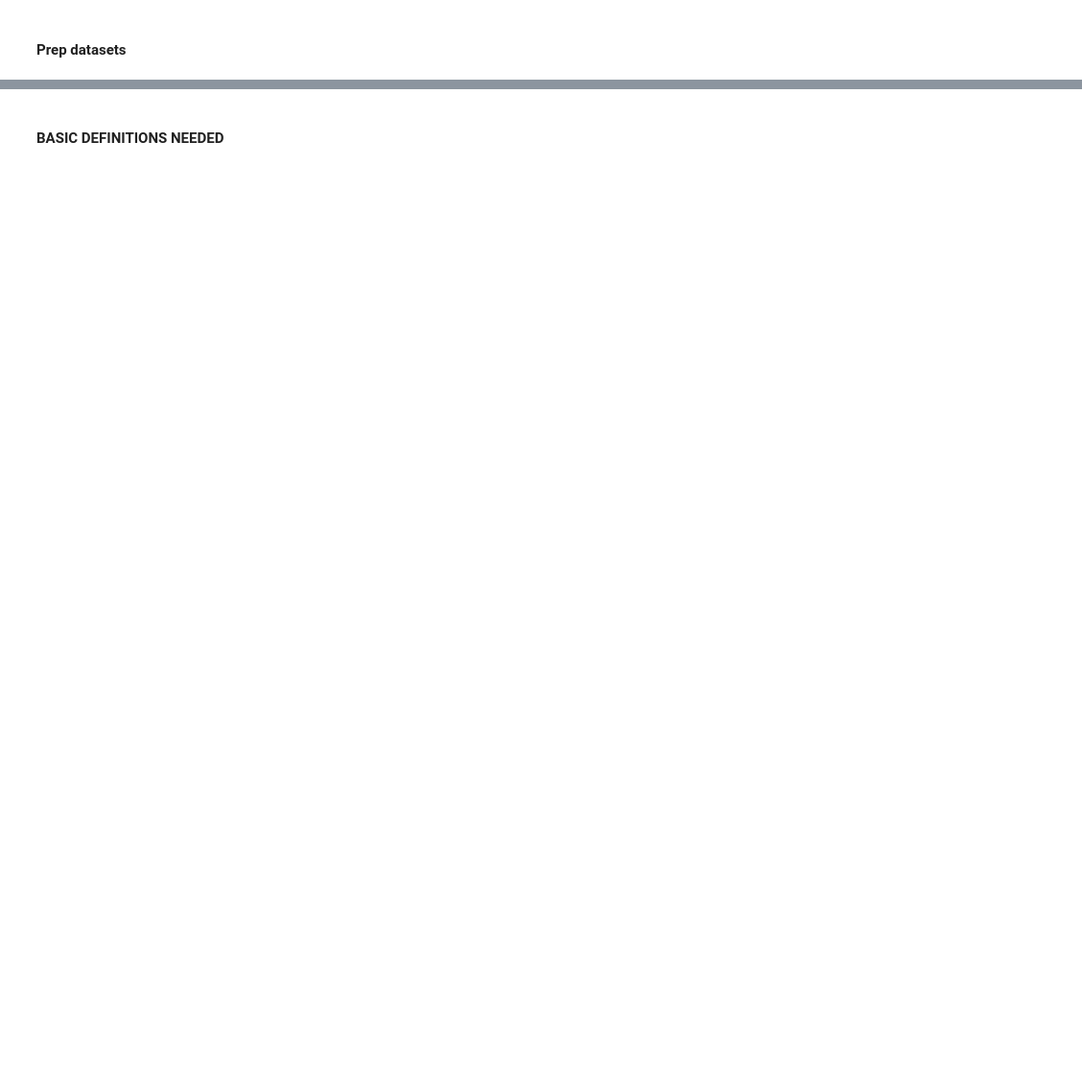
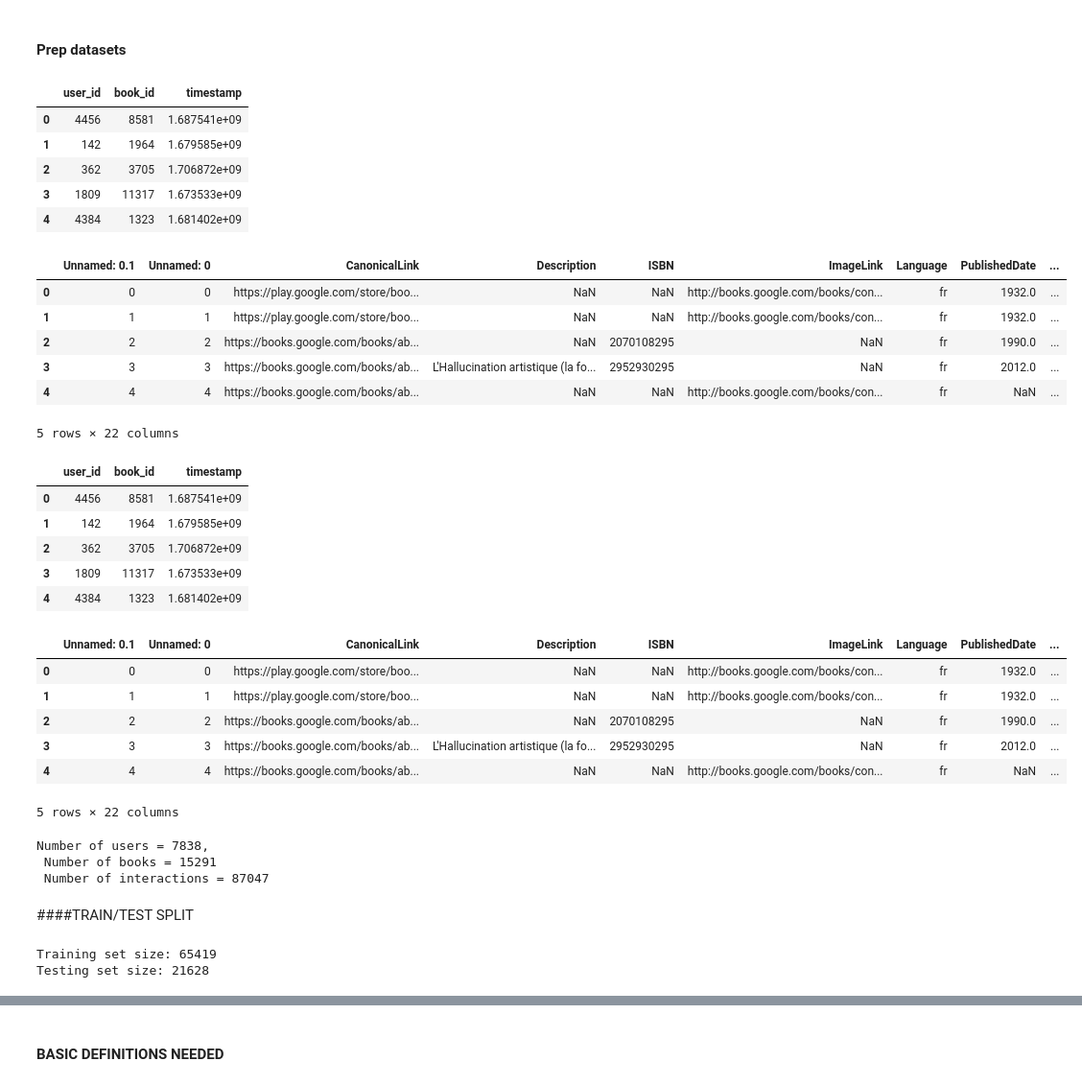
Before and after one commit to ML-brooowss/ML, a Jupyter notebook: API_embedding_test_template.ipynb, the cells around one changed output, grey strips where cells are left out. Shown: that part at 96% size. Drawn from its saved outputs; the diff is of its cells as text; code cells hidden in the pictures; blank space fills up the shorter version.

```diff
--- a/API_embedding_test_template.ipynb
+++ b/API_embedding_test_template.ipynb
@@ -5,17 +16,84 @@
 # %%
 # Load the datasets
 interactions = pd.read_csv('https://raw.githubusercontent.com/linneverh/MachineLearning/main/interactions_train.csv')
-items1 = pd.read_csv("")
-items2 = pd.read_csv("")
+
+# FOR: author_date_title_description
+# items1 = pd.read_csv("https://raw.githubusercontent.com/linneverh/ML/refs/heads/main/author_date_title_description/embeddings_part1.csv")
+# items2 = pd.read_csv("https://raw.githubusercontent.com/linneverh/ML/refs/heads/main/author_date_title_description/embeddings_part2.csv")
+# items = pd.concat([items1, items2])
+
+#FOR: author_date_title_subjects
+# items1 = pd.read_csv("https://raw.githubusercontent.com/linneverh/ML/refs/heads/main/author_date_title_subjects/embeddings_part1.csv")
+# items2 = pd.read_csv("https://raw.githubusercontent.com/linneverh/ML/refs/heads/main/author_date_title_subjects/embeddings_part2.csv")
+# items = pd.concat([items1, items2])
+
+#FOR: google_api_enhanced/all_items_enhanced - DOESN'T HAVE EMBEDDINGS?
+# items1 = pd.read_csv("https://raw.githubusercontent.com/linneverh/ML/refs/heads/main/google_api_enhanced/nan_books_enhanced.csv")
+# items2 = pd.read_csv("https://raw.githubusercontent.com/linneverh/ML/refs/heads/main/google_api_enhanced/nan_books_enhanced.csv")
+# items = pd.concat([items1, items2])
+
+#FOR: title_description
+items1 = pd.read_csv("https://raw.githubusercontent.com/linneverh/ML/refs/heads/main/title_description/embeddings_part1.csv")
+items2 = pd.read_csv("https://raw.githubusercontent.com/linneverh/ML/refs/heads/main/title_description/embeddings_part2.csv")
 items = pd.concat([items1, items2])
 
 #rename columns
 interactions = interactions.rename(columns={'u': 'user_id', 'i': 'book_id', 't': 'timestamp'})
 items=items.rename(columns={'i':'book_id'})
 # Display the first rows of the updated interactions DataFrame
 display(interactions.head())
 display(items.head())
 
 # Display the first rows of each dataset
 display(interactions.head())
 display(items.head())
+# %% [output]
+|  | user_id | book_id | timestamp |
+| 0 | 4456 | 8581 | 1.687541e+09 |
+| 1 | 142 | 1964 | 1.679585e+09 |
+| 2 | 362 | 3705 | 1.706872e+09 |
+| 3 | 1809 | 11317 | 1.673533e+09 |
+| 4 | 4384 | 1323 | 1.681402e+09 |
+|  | Unnamed: 0.1 | Unnamed: 0 | CanonicalLink | Description | ISBN | ImageLink | Language | PublishedDate | ... |
+| 0 | 0 | 0 | https://play.google.com/store/boo... | NaN | NaN | http://books.google.com/books/con... | fr | 1932.0 | ... |
+| 1 | 1 | 1 | https://play.google.com/store/boo... | NaN | NaN | http://books.google.com/books/con... | fr | 1932.0 | ... |
+| 2 | 2 | 2 | https://books.google.com/books/ab... | NaN | 2070108295 | NaN | fr | 1990.0 | ... |
+| 3 | 3 | 3 | https://books.google.com/books/ab... | L'Hallucination artistique (la fo... | 2952930295 | NaN | fr | 2012.0 | ... |
+| 4 | 4 | 4 | https://books.google.com/books/ab... | NaN | NaN | http://books.google.com/books/con... | fr | NaN | ... |
+5 rows × 22 columns
+|  | user_id | book_id | timestamp |
+| 0 | 4456 | 8581 | 1.687541e+09 |
+| 1 | 142 | 1964 | 1.679585e+09 |
+| 2 | 362 | 3705 | 1.706872e+09 |
+| 3 | 1809 | 11317 | 1.673533e+09 |
+| 4 | 4384 | 1323 | 1.681402e+09 |
+|  | Unnamed: 0.1 | Unnamed: 0 | CanonicalLink | Description | ISBN | ImageLink | Language | PublishedDate | ... |
+| 0 | 0 | 0 | https://play.google.com/store/boo... | NaN | NaN | http://books.google.com/books/con... | fr | 1932.0 | ... |
+| 1 | 1 | 1 | https://play.google.com/store/boo... | NaN | NaN | http://books.google.com/books/con... | fr | 1932.0 | ... |
+| 2 | 2 | 2 | https://books.google.com/books/ab... | NaN | 2070108295 | NaN | fr | 1990.0 | ... |
+| 3 | 3 | 3 | https://books.google.com/books/ab... | L'Hallucination artistique (la fo... | 2952930295 | NaN | fr | 2012.0 | ... |
+| 4 | 4 | 4 | https://books.google.com/books/ab... | NaN | NaN | http://books.google.com/books/con... | fr | NaN | ... |
+5 rows × 22 columns
+# %%
+n_users = interactions.user_id.nunique()
+n_items = items.book_id.nunique()
+print(f'Number of users = {n_users}, \n Number of books = {n_items} \n Number of interactions = {len(interactions)}')
+# %% [output]
+Number of users = 7838,
+ Number of books = 15291
+ Number of interactions = 87047
+# %% [markdown]
+####TRAIN/TEST SPLIT
+# %%
+interactions = interactions.sort_values(["user_id", "timestamp"])
+interactions.head(10)
+interactions["pct_rank"] = interactions.groupby("user_id")["timestamp"].rank(pct=True, method='dense')
+interactions.reset_index(inplace=True, drop=True)
+interactions.head(10)
+train_data = interactions[interactions["pct_rank"] < 0.8]
+test_data = interactions[interactions["pct_rank"] >= 0.8]
+print("Training set size:", train_data.shape[0])
+print("Testing set size:", test_data.shape[0])
+# %% [output]
+Training set size: 65419
+Testing set size: 21628
```
Also changed, not shown: parts of 10 cells of this notebook.
